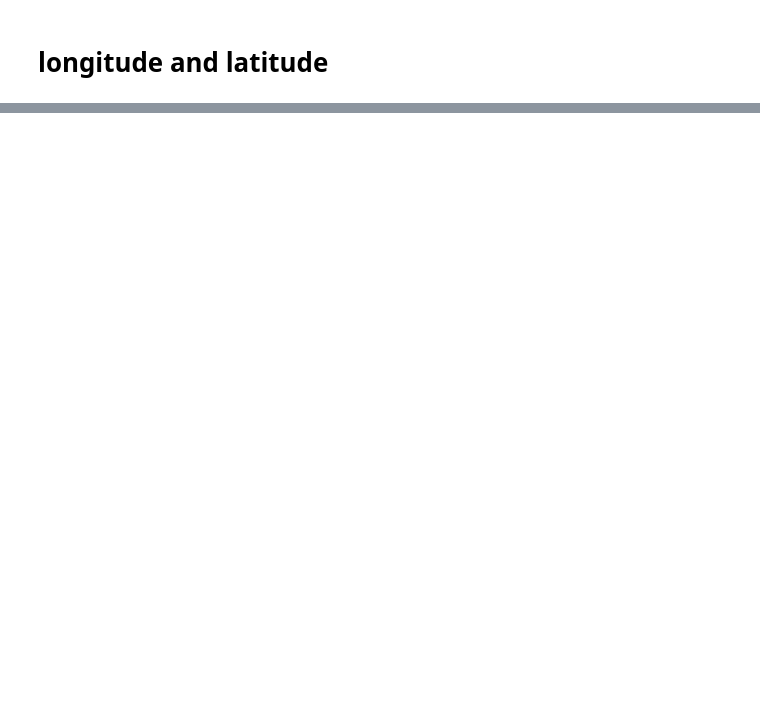
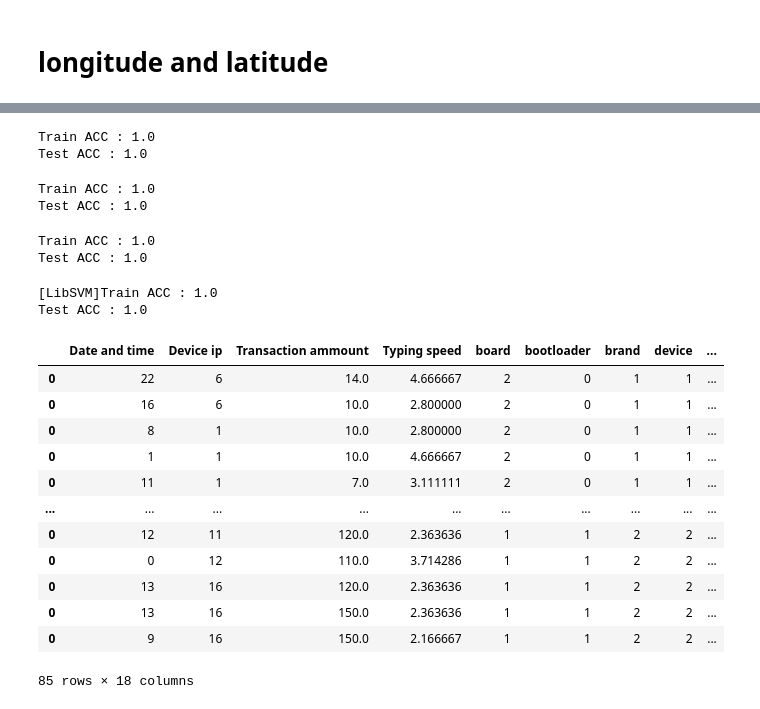
Before and after one commit to bhrt-sharma/Risk-Based-Authetication, a Jupyter notebook: RBA.ipynb, the cells around one changed output, grey strips where cells are left out. Saved outputs shown, nothing was run; the diff lists cells and outputs as text; code cells hidden in the pictures; blank space fills up the shorter version.

```diff
--- a/RBA.ipynb
+++ b/RBA.ipynb
@@ -763,4 +696,4 @@ new_df
 # %%
 new_df=new_df.drop(labels=['longitude and latitude'],axis=1)
 # %%
-new_df = new_df.drop(labels=['product','supported32BitAbis','supportedAbis','tags','type','version.baseOS','version.codename','version.incremental','version.previewSdkInt','version.release','version.sdkInt','version.securityPatch'],axis=1)
+new_df = new_df.drop(labels=['product','supported32BitAbis','supportedAbis','supported64BitAbis','tags','type','version.baseOS','version.codename','version.incremental','version.previewSdkInt','version.release','version.sdkInt','version.securityPatch'],axis=1)
@@ -1129,0 +1400,52 @@ memory usage: 5.6+ KB
+# %%
+# Logistic Regression
+model = LogisticRegression()
+model.fit(x_train, y_train)
+
+print("Train ACC : {}\nTest ACC : {}".format(model.score(x_train, y_train), model.score(x_test, y_test)))
+# %% [output]
+Train ACC : 1.0
+Test ACC : 1.0
+# %%
+#decision Tree Classifier
+model = DecisionTreeClassifier(max_depth=3)
+model.fit(x_train, y_train)
+
+print("Train ACC : {}\nTest ACC : {}".format(model.score(x_train, y_train), model.score(x_test, y_test)))
+# %% [output]
+Train ACC : 1.0
+Test ACC : 1.0
+# %%
+model = RandomForestClassifier()
+model.fit(x_train, y_train)
+
+print("Train ACC : {}\nTest ACC : {}".format(model.score(x_train, y_train), model.score(x_test, y_test)))
+# %% [output]
+Train ACC : 1.0
+Test ACC : 1.0
+# %%
+# SVC
+
+model = SVC(kernel='rbf', C=1E10, class_weight='balanced', verbose=1, gamma=0.05)
+model.fit(x_train, y_train)
+
+print("Train ACC : {}\nTest ACC : {}".format(model.score(x_train, y_train), model.score(x_test, y_test)))
+# %% [output]
+[LibSVM]Train ACC : 1.0
+Test ACC : 1.0
+# %%
+new_df
+# %% [output]
+|  | Date and time | Device ip | Transaction ammount | Typing speed | board | bootloader | brand | device | ... |
+| 0 | 22 | 6 | 14.0 | 4.666667 | 2 | 0 | 1 | 1 | ... |
+| 0 | 16 | 6 | 10.0 | 2.800000 | 2 | 0 | 1 | 1 | ... |
+| 0 | 8 | 1 | 10.0 | 2.800000 | 2 | 0 | 1 | 1 | ... |
+| 0 | 1 | 1 | 10.0 | 4.666667 | 2 | 0 | 1 | 1 | ... |
+| 0 | 11 | 1 | 7.0 | 3.111111 | 2 | 0 | 1 | 1 | ... |
+| ... | ... | ... | ... | ... | ... | ... | ... | ... | ... |
+| 0 | 12 | 11 | 120.0 | 2.363636 | 1 | 1 | 2 | 2 | ... |
+| 0 | 0 | 12 | 110.0 | 3.714286 | 1 | 1 | 2 | 2 | ... |
+| 0 | 13 | 16 | 120.0 | 2.363636 | 1 | 1 | 2 | 2 | ... |
+| 0 | 13 | 16 | 150.0 | 2.363636 | 1 | 1 | 2 | 2 | ... |
+| 0 | 9 | 16 | 150.0 | 2.166667 | 1 | 1 | 2 | 2 | ... |
+85 rows × 18 columns
```
Also changed, not shown: parts of 171 cells of this notebook.
